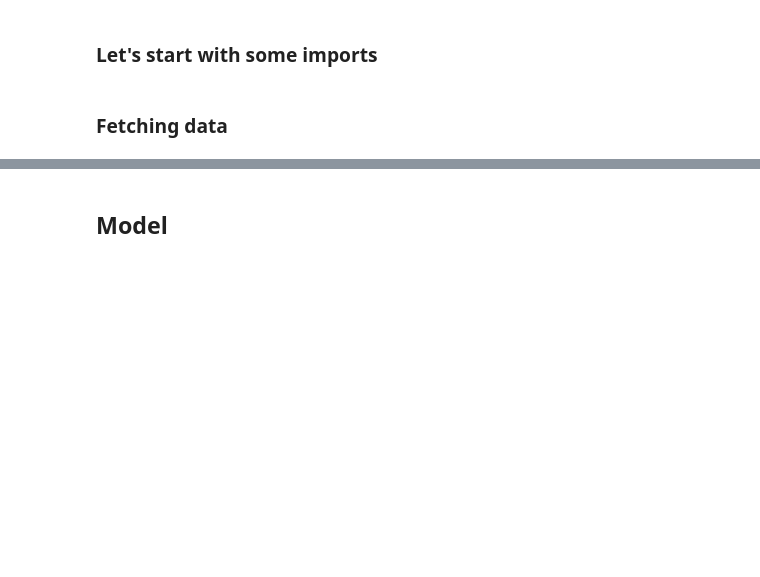
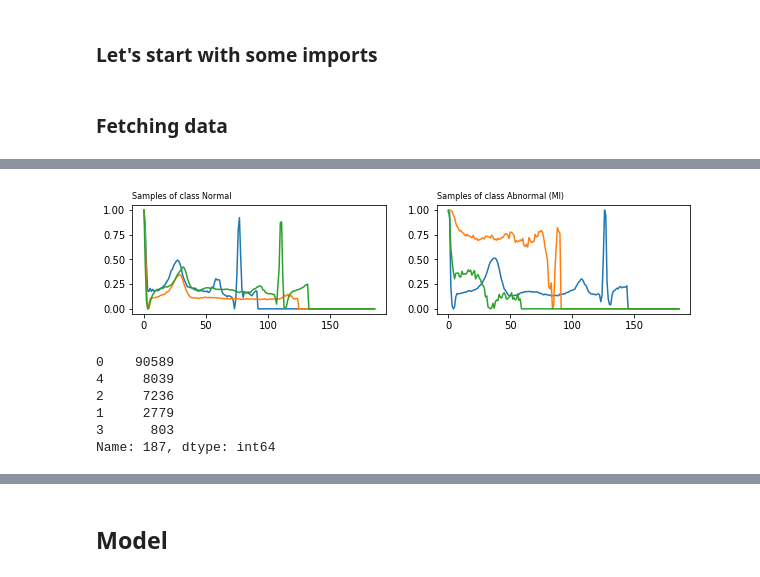
Before and after one commit to ArnoBen/ECG-Heartbeat-Categorization, a Jupyter notebook: ecg_classification.ipynb, the cells around one changed output, grey strips where cells are left out. Cells and saved outputs as stored; diff of their text form; code cells hidden in the pictures; blank space fills up the shorter version.

```diff
--- a/ecg_classification.ipynb
+++ b/ecg_classification.ipynb
@@ -44,0 +94,22 @@ None
+# %%
+classes={0:"Normal", 1:"Abnormal (MI)"}
+plt.figure(figsize=(10,2))
+for i in range(0,2):
+    plt.subplot(1,2,i + 1)
+    all_samples_indexes = np.where(y_ptbdb == i)[0]
+    rand_samples_indexes = np.random.randint(0, len(all_samples_indexes), 3)
+    rand_samples = X_ptbdb[rand_samples_indexes]
+    plt.plot(rand_samples.transpose())
+    plt.title("Samples of class " + classes[i], loc="left", fontdict={'fontsize':8})
+# %% [output]
+[figure, added]
+# %%
+repartition = df_mitbih[187].astype(int).value_counts()
+print(repartition)
+# %% [output]
+0    90589
+4     8039
+2     7236
+1     2779
+3      803
+Name: 187, dtype: int64
```
Also changed, not shown: parts of 31 cells of this notebook, 6 other files.
